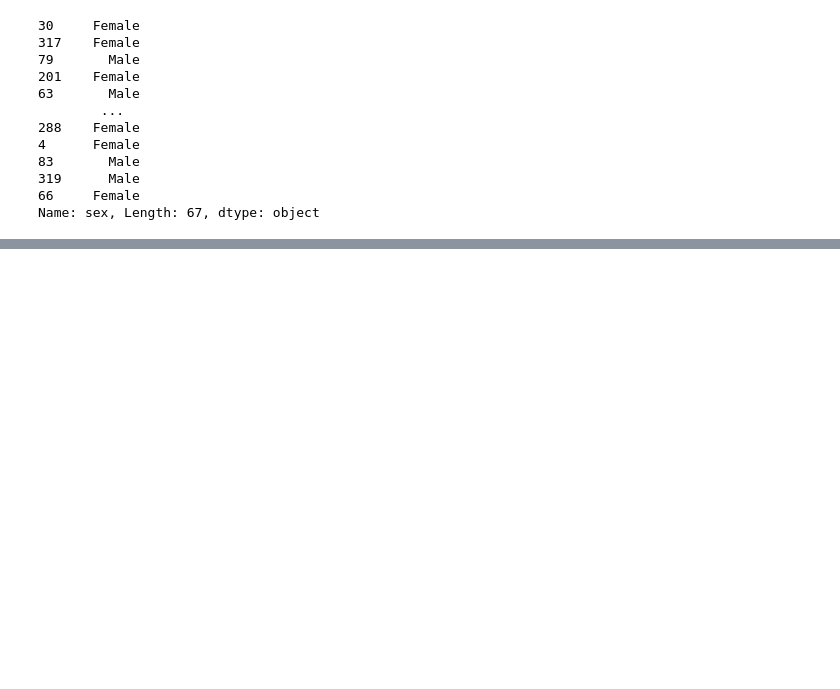
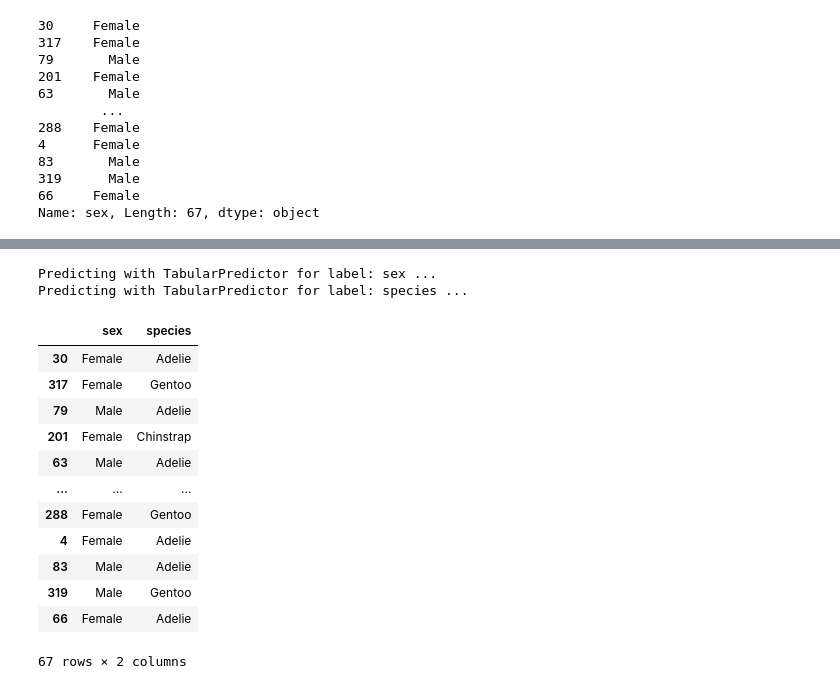
Before and after one commit to Rmalyahya/B5, a Jupyter notebook: student/C3/C3_M6Ex2.ipynb, the cells around one changed output, grey strips where cells are left out. Drawn from its saved outputs; the diff is of its cells as text; code cells hidden in the pictures; blank space fills up the shorter version.

```diff
--- a/student/C3/C3_M6Ex2.ipynb
+++ b/student/C3/C3_M6Ex2.ipynb
@@ -74,8 +74,8 @@ data_ex2 = penguins[['body_mass_g', 'species', 'sex']]
 #target_2 = penguins['sex']
 # %%
 #Data and Target for experiment 3:
-data_ex3 = penguins[['island', 'bill_length_mm', 'bill_depth_mm', 'flipper_length_mm', 'body_mass_g']]
-target_3 = penguins[['sex', 'species']]
+data_ex3 = penguins[['island', 'bill_length_mm', 'bill_depth_mm', 'flipper_length_mm', 'body_mass_g', 'sex', 'species']]
+##target_3 = penguins[['sex', 'species']]
 # %% [markdown]
 ### Experiment #1:
 # %%
@@ -454,0 +459,29 @@ Name: sex, Length: 67, dtype: object
+# %%
+train_data3, test_data3 = train_test_split(
+    data_ex3,
+    test_size=0.2,
+    random_state=42
+    )
+# %%
+
+problem_types = ['binary','multiclass']  # type of each prediction problem (optional)
+eval_metrics = ['accuracy','accuracy']  # metrics used to evaluate predictions for each label (optional)
+custom_hyperparameters = {
+    'RF': {},   # Random Forest
+    'CAT': {},  # CatBoost
+    #'XGB': {},  # XGBoost
+    'FASTAI':{}, #NNFastAiTabularModel
+    'NN_TORCH':{},
+    # 'GBM': {}, # <-- Omit this to exclude LightGBM
+}
+
+multi_predictor = MultilabelPredictor(labels=['sex', 'species'], problem_types=problem_types, eval_metrics=eval_metrics)
+multi_predictor.fit(
+    test_data3,
+    presets='medium_quality_faster_train',
+    time_limit= 60,
+    #excluded_model_types = ['NN_TORCH', 'FASTI'],
+    hyperparameters = custom_hyperparameters,
+    num_cpus= 2,
+    ag_args_fit ={'num_gpus' : 0}
+    )
@@ -454,0 +540,18 @@ Name: sex, Length: 67, dtype: object
+# %%
+multi_predictor.predict(test_data3)
+# %% [output]
+Predicting with TabularPredictor for label: sex ...
+Predicting with TabularPredictor for label: species ...
+|  | sex | species |
+| 30 | Female | Adelie |
+| 317 | Female | Gentoo |
+| 79 | Male | Adelie |
+| 201 | Female | Chinstrap |
+| 63 | Male | Adelie |
+| ... | ... | ... |
+| 288 | Female | Gentoo |
+| 4 | Female | Adelie |
+| 83 | Male | Adelie |
+| 319 | Male | Gentoo |
+| 66 | Female | Adelie |
+67 rows × 2 columns
```
Also changed, not shown: parts of 6 cells of this notebook.
